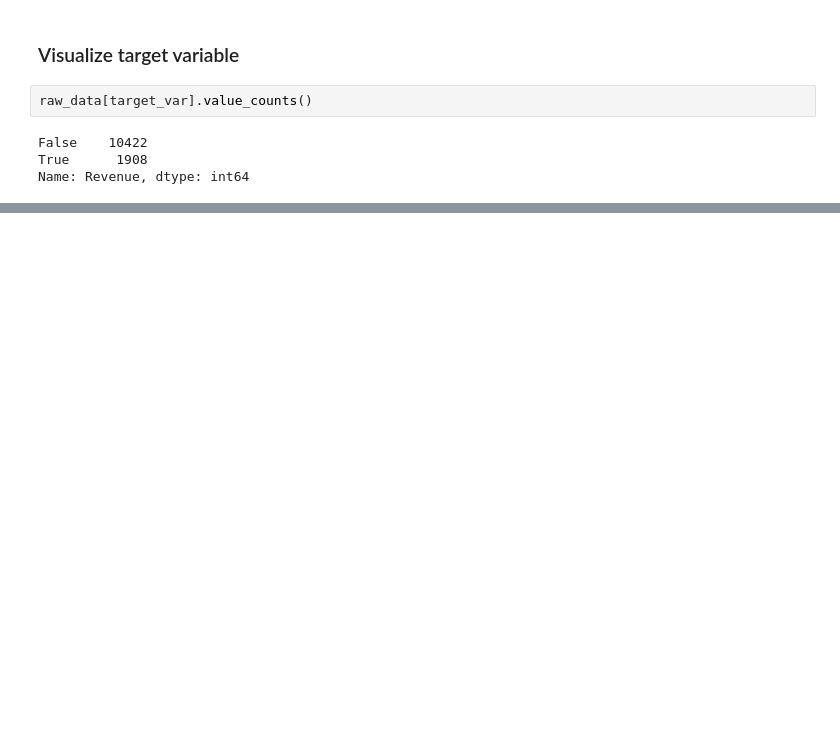
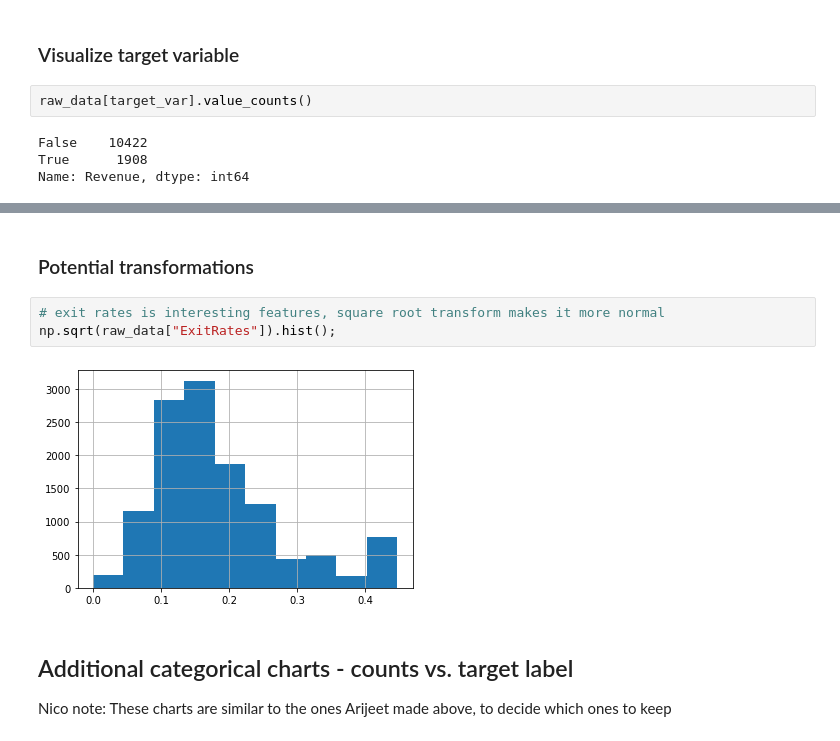
Before and after one commit to UBC-MDS/online-shoppers-purchasing-intention, a Jupyter notebook: src/eda.ipynb, the cells around one changed output, grey strips where cells are left out. Drawn from its saved outputs; the diff is of its cells as text; blank space fills up the shorter version.

Commit message:
Add additional draft EDA

```diff
--- a/src/eda.ipynb
+++ b/src/eda.ipynb
@@ -154,0 +248,11 @@ https://altair-viz.github.io/user_guide/troubleshooting.html
+# %% [markdown]
+### Potential transformations
+# %%
+# exit rates is interesting features, square root transform makes it more normal
+np.sqrt(raw_data["ExitRates"]).hist();
+# %% [output]
+[figure, added]
+# %% [markdown]
+## Additional categorical charts - counts vs. target label
+
+Nico note: These charts are similar to the ones Arijeet made above, to decide which ones to keep
```
Also changed, not shown: parts of 20 cells of this notebook.
